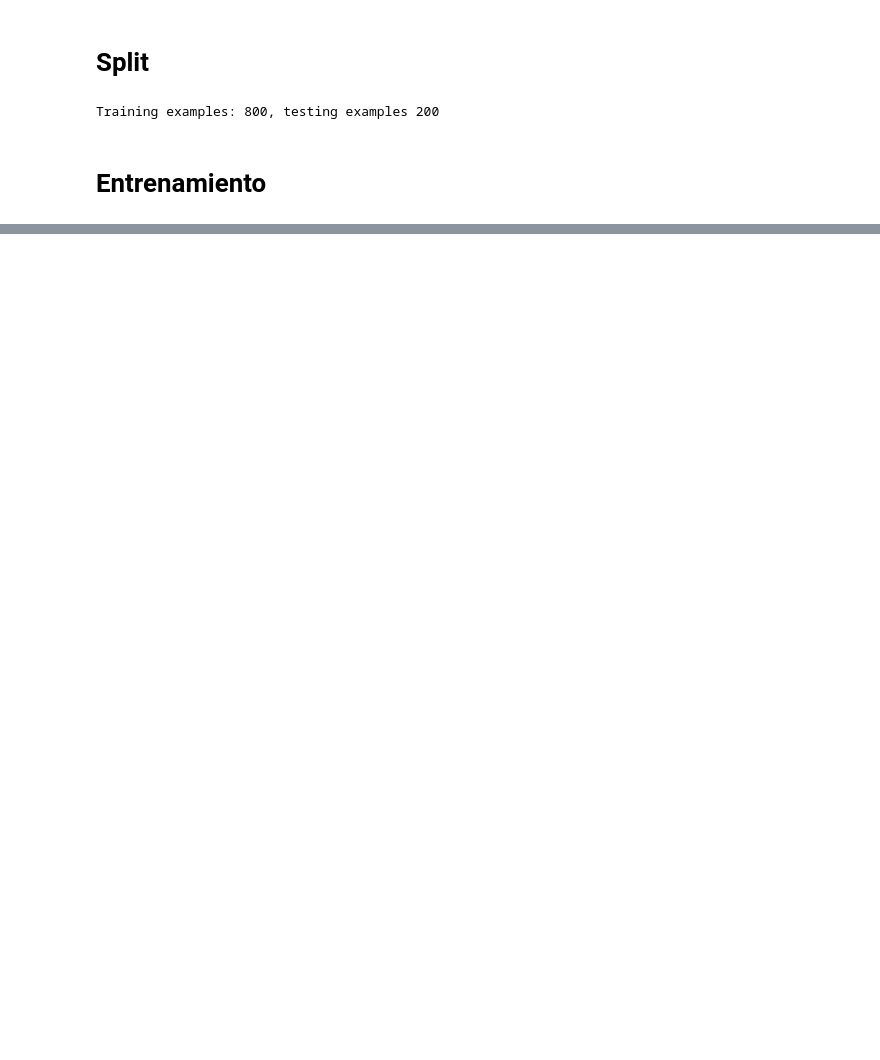
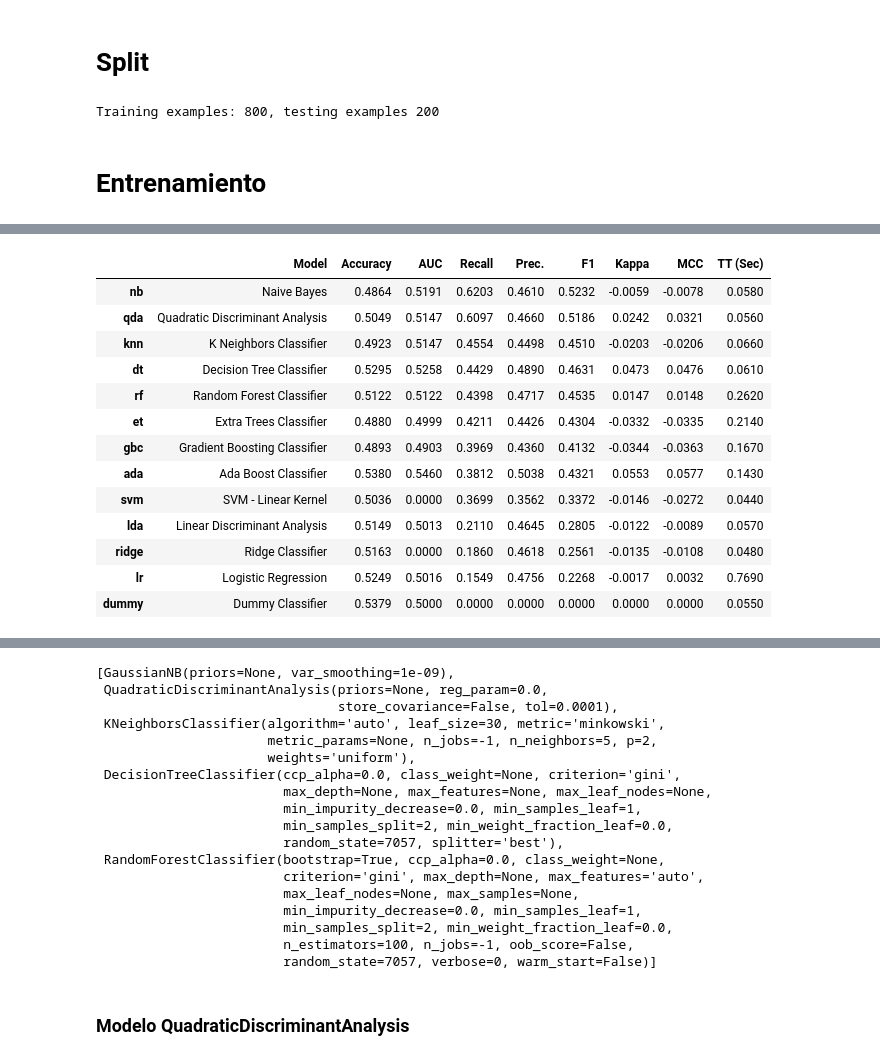
Before and after one commit to Factoria-F5-AI-Bootcamp-1-Edicion/NLP_Verbo, a Jupyter notebook: EDA_Verbo.ipynb, the cells around one changed output, grey strips where cells are left out. Saved outputs shown, nothing was run; the diff lists cells and outputs as text; code cells hidden in the pictures; blank space fills up the shorter version.

```diff
--- a/EDA_Verbo.ipynb
+++ b/EDA_Verbo.ipynb
@@ -708,0 +796,3 @@ pickle.dump(LGBM, open('LGBM.pkl', 'wb'))
+# %%
+compare_models(sort='Recall',n_select = 5)
+# %% [output]
@@ -708,0 +800,14 @@ pickle.dump(LGBM, open('LGBM.pkl', 'wb'))
+|  | Model | Accuracy | AUC | Recall | Prec. | F1 | Kappa | MCC | TT (Sec) |
+| nb | Naive Bayes | 0.4864 | 0.5191 | 0.6203 | 0.4610 | 0.5232 | -0.0059 | -0.0078 | 0.0580 |
+| qda | Quadratic Discriminant Analysis | 0.5049 | 0.5147 | 0.6097 | 0.4660 | 0.5186 | 0.0242 | 0.0321 | 0.0560 |
+| knn | K Neighbors Classifier | 0.4923 | 0.5147 | 0.4554 | 0.4498 | 0.4510 | -0.0203 | -0.0206 | 0.0660 |
+| dt | Decision Tree Classifier | 0.5295 | 0.5258 | 0.4429 | 0.4890 | 0.4631 | 0.0473 | 0.0476 | 0.0610 |
+| rf | Random Forest Classifier | 0.5122 | 0.5122 | 0.4398 | 0.4717 | 0.4535 | 0.0147 | 0.0148 | 0.2620 |
+| et | Extra Trees Classifier | 0.4880 | 0.4999 | 0.4211 | 0.4426 | 0.4304 | -0.0332 | -0.0335 | 0.2140 |
+| gbc | Gradient Boosting Classifier | 0.4893 | 0.4903 | 0.3969 | 0.4360 | 0.4132 | -0.0344 | -0.0363 | 0.1670 |
+| ada | Ada Boost Classifier | 0.5380 | 0.5460 | 0.3812 | 0.5038 | 0.4321 | 0.0553 | 0.0577 | 0.1430 |
+| svm | SVM - Linear Kernel | 0.5036 | 0.0000 | 0.3699 | 0.3562 | 0.3372 | -0.0146 | -0.0272 | 0.0440 |
+| lda | Linear Discriminant Analysis | 0.5149 | 0.5013 | 0.2110 | 0.4645 | 0.2805 | -0.0122 | -0.0089 | 0.0570 |
+| ridge | Ridge Classifier | 0.5163 | 0.0000 | 0.1860 | 0.4618 | 0.2561 | -0.0135 | -0.0108 | 0.0480 |
+| lr | Logistic Regression | 0.5249 | 0.5016 | 0.1549 | 0.4756 | 0.2268 | -0.0017 | 0.0032 | 0.7690 |
+| dummy | Dummy Classifier | 0.5379 | 0.5000 | 0.0000 | 0.0000 | 0.0000 | 0.0000 | 0.0000 | 0.0550 |
@@ -708,0 +815,20 @@ pickle.dump(LGBM, open('LGBM.pkl', 'wb'))
+[GaussianNB(priors=None, var_smoothing=1e-09),
+ QuadraticDiscriminantAnalysis(priors=None, reg_param=0.0,
+                               store_covariance=False, tol=0.0001),
+ KNeighborsClassifier(algorithm='auto', leaf_size=30, metric='minkowski',
+                      metric_params=None, n_jobs=-1, n_neighbors=5, p=2,
+                      weights='uniform'),
+ DecisionTreeClassifier(ccp_alpha=0.0, class_weight=None, criterion='gini',
+                        max_depth=None, max_features=None, max_leaf_nodes=None,
+                        min_impurity_decrease=0.0, min_samples_leaf=1,
+                        min_samples_split=2, min_weight_fraction_leaf=0.0,
+                        random_state=7057, splitter='best'),
+ RandomForestClassifier(bootstrap=True, ccp_alpha=0.0, class_weight=None,
+                        criterion='gini', max_depth=None, max_features='auto',
+                        max_leaf_nodes=None, max_samples=None,
+                        min_impurity_decrease=0.0, min_samples_leaf=1,
+                        min_samples_split=2, min_weight_fraction_leaf=0.0,
+                        n_estimators=100, n_jobs=-1, oob_score=False,
+                        random_state=7057, verbose=0, warm_start=False)]
+# %% [markdown]
+### Modelo QuadraticDiscriminantAnalysis
```
Also changed, not shown: parts of 41 cells of this notebook.
